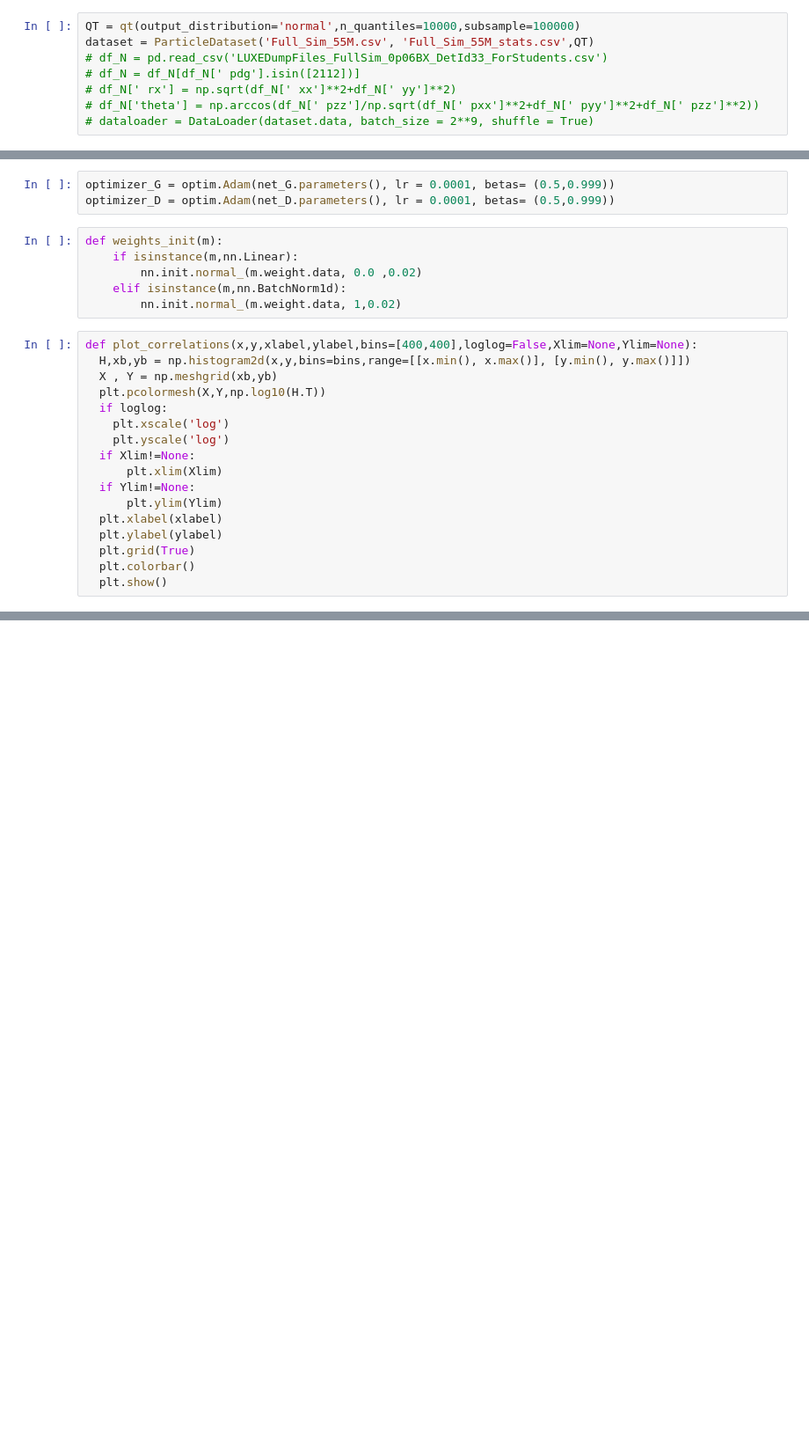
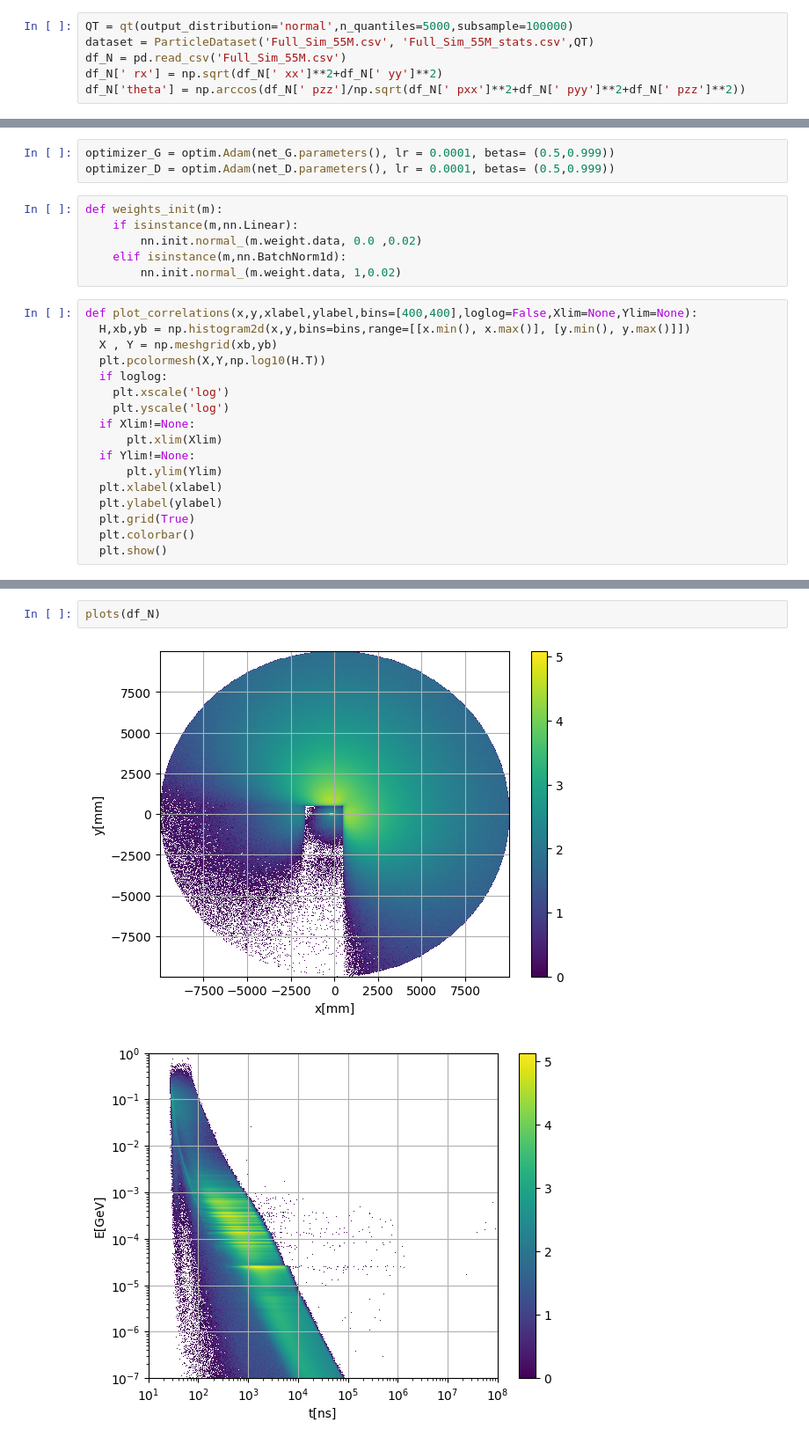
Before and after one commit to Alonl14/ML_Project, a Jupyter notebook: LUXE_GAN.ipynb, the cells around one changed output, grey strips where cells are left out. Shown at 88% size. Saved outputs shown, nothing was run; the diff lists cells and outputs as text; blank space fills up the shorter version.

```diff
--- a/LUXE_GAN.ipynb
+++ b/LUXE_GAN.ipynb
@@ -55,8 +95,6 @@ class ParticleDataset(Dataset):
 # %%
-QT = qt(output_distribution='normal',n_quantiles=10000,subsample=100000)
+QT = qt(output_distribution='normal',n_quantiles=5000,subsample=100000)
 dataset = ParticleDataset('Full_Sim_55M.csv', 'Full_Sim_55M_stats.csv',QT)
-# df_N = pd.read_csv('LUXEDumpFiles_FullSim_0p06BX_DetId33_ForStudents.csv')
-# df_N = df_N[df_N[' pdg'].isin([2112])]
-# df_N[' rx'] = np.sqrt(df_N[' xx']**2+df_N[' yy']**2)
-# df_N['theta'] = np.arccos(df_N[' pzz']/np.sqrt(df_N[' pxx']**2+df_N[' pyy']**2+df_N[' pzz']**2))
-# dataloader = DataLoader(dataset.data, batch_size = 2**9, shuffle = True)
+df_N = pd.read_csv('Full_Sim_55M.csv')
+df_N[' rx'] = np.sqrt(df_N[' xx']**2+df_N[' yy']**2)
+df_N['theta'] = np.arccos(df_N[' pzz']/np.sqrt(df_N[' pxx']**2+df_N[' pyy']**2+df_N[' pzz']**2))
@@ -109,4 +175,9 @@ def plots(df):
   #plot_correlations(df[' phi_p'],df[' phi_x'],'phi_p [rad]','phi_x [rad]')
+# %%
+plots(df_N)
+# %% [output]
+[figure, added]
+[figure, added]
 # %%
 def transform(df, dataset, fake_p):
     norm_param_list = [' rx',' xx',' yy',' rp',' phi_p',' pzz',' eneg',' time']
```
Also changed, not shown: parts of 16 cells of this notebook, 2 other files.
